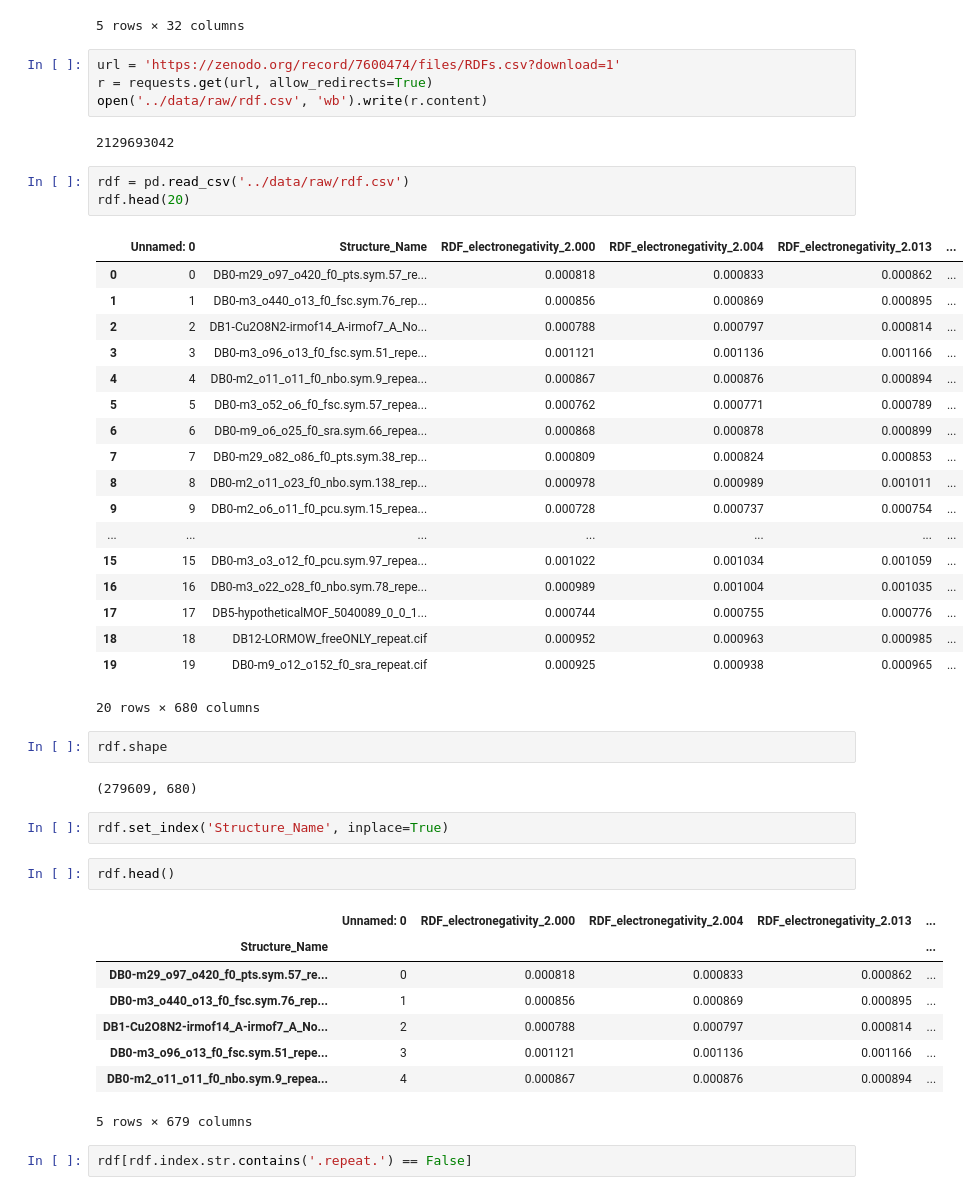
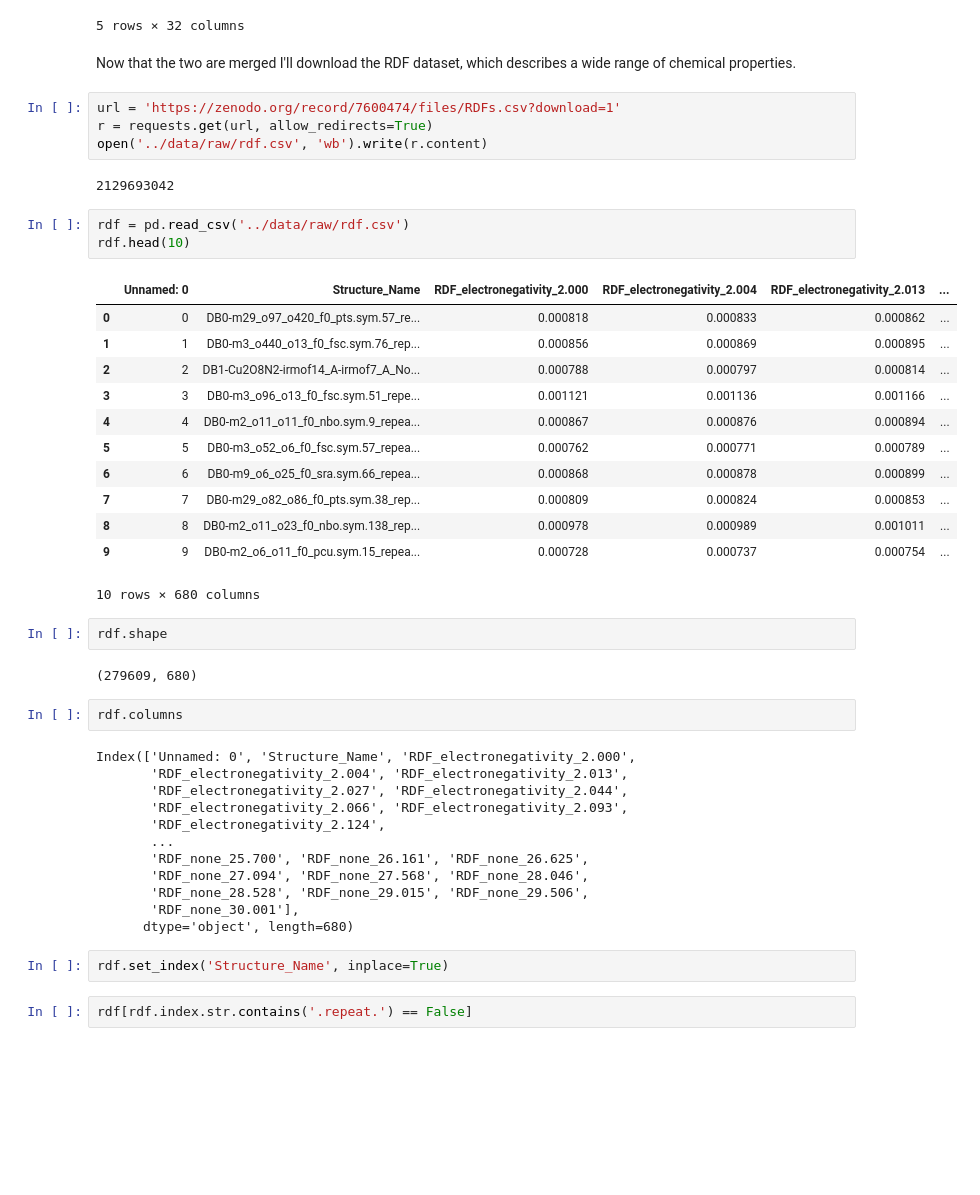
Before and after one commit to zjbrown0689/MOF-Capstone, a Jupyter notebook: notebooks/1_data_wrangling_ARC_mof.ipynb, the cells around one changed output. Saved outputs shown, nothing was run; the diff lists cells and outputs as text; blank space fills up the shorter version.

```diff
--- a/notebooks/1_data_wrangling_ARC_mof.ipynb
+++ b/notebooks/1_data_wrangling_ARC_mof.ipynb
@@ -82,6 +99,8 @@ geo_top.head()
 | DB0-m29_o82_o46_f0_pts.sym.1.cif | 8 | DB0-m29_o82_o46_f0_pts.sym.1.cif | 1715.110 | 0.786327 | 378.9050 | 2209.230 | 2809.550 | 0.000000 | 0.000000 | 0.000000 | ... |
 | DB0-m29_o99_o470_f0_pts.sym.128.cif | 10 | DB0-m29_o99_o470_f0_pts.sym.128.cif | 2552.970 | 0.754924 | 419.5890 | 1643.530 | 2177.080 | 0.164038 | 0.642539 | 0.851131 | ... |
 5 rows × 32 columns
+# %% [markdown]
+Now that the two are merged I'll download the RDF dataset, which describes a wide range of chemical properties.
 # %%
 url = 'https://zenodo.org/record/7600474/files/RDFs.csv?download=1'
 r = requests.get(url, allow_redirects=True)
@@ -90,43 +109,40 @@ open('../data/raw/rdf.csv', 'wb').write(r.content)
 2129693042
 # %%
 rdf = pd.read_csv('../data/raw/rdf.csv')
-rdf.head(20)
+rdf.head(10)
 # %% [output]
 |  | Unnamed: 0 | Structure_Name | RDF_electronegativity_2.000 | RDF_electronegativity_2.004 | RDF_electronegativity_2.013 | ... |
 | 0 | 0 | DB0-m29_o97_o420_f0_pts.sym.57_re... | 0.000818 | 0.000833 | 0.000862 | ... |
 | 1 | 1 | DB0-m3_o440_o13_f0_fsc.sym.76_rep... | 0.000856 | 0.000869 | 0.000895 | ... |
 | 2 | 2 | DB1-Cu2O8N2-irmof14_A-irmof7_A_No... | 0.000788 | 0.000797 | 0.000814 | ... |
 | 3 | 3 | DB0-m3_o96_o13_f0_fsc.sym.51_repe... | 0.001121 | 0.001136 | 0.001166 | ... |
 | 4 | 4 | DB0-m2_o11_o11_f0_nbo.sym.9_repea... | 0.000867 | 0.000876 | 0.000894 | ... |
 | 5 | 5 | DB0-m3_o52_o6_f0_fsc.sym.57_repea... | 0.000762 | 0.000771 | 0.000789 | ... |
 | 6 | 6 | DB0-m9_o6_o25_f0_sra.sym.66_repea... | 0.000868 | 0.000878 | 0.000899 | ... |
 | 7 | 7 | DB0-m29_o82_o86_f0_pts.sym.38_rep... | 0.000809 | 0.000824 | 0.000853 | ... |
 | 8 | 8 | DB0-m2_o11_o23_f0_nbo.sym.138_rep... | 0.000978 | 0.000989 | 0.001011 | ... |
 | 9 | 9 | DB0-m2_o6_o11_f0_pcu.sym.15_repea... | 0.000728 | 0.000737 | 0.000754 | ... |
-| ... | ... | ... | ... | ... | ... | ... |
-| 15 | 15 | DB0-m3_o3_o12_f0_pcu.sym.97_repea... | 0.001022 | 0.001034 | 0.001059 | ... |
-| 16 | 16 | DB0-m3_o22_o28_f0_nbo.sym.78_repe... | 0.000989 | 0.001004 | 0.001035 | ... |
-| 17 | 17 | DB5-hypotheticalMOF_5040089_0_0_1... | 0.000744 | 0.000755 | 0.000776 | ... |
-| 18 | 18 | DB12-LORMOW_freeONLY_repeat.cif | 0.000952 | 0.000963 | 0.000985 | ... |
-| 19 | 19 | DB0-m9_o12_o152_f0_sra_repeat.cif | 0.000925 | 0.000938 | 0.000965 | ... |
-20 rows × 680 columns
+10 rows × 680 columns
 # %%
 rdf.shape
 # %% [output]
 (279609, 680)
-# %%
-rdf.set_index('Structure_Name', inplace=True)
 # %%
-rdf.head()
+rdf.columns
 # %% [output]
-|  | Unnamed: 0 | RDF_electronegativity_2.000 | RDF_electronegativity_2.004 | RDF_electronegativity_2.013 | ... |
-| Structure_Name |  |  |  |  | ... |
-| DB0-m29_o97_o420_f0_pts.sym.57_re... | 0 | 0.000818 | 0.000833 | 0.000862 | ... |
-| DB0-m3_o440_o13_f0_fsc.sym.76_rep... | 1 | 0.000856 | 0.000869 | 0.000895 | ... |
-| DB1-Cu2O8N2-irmof14_A-irmof7_A_No... | 2 | 0.000788 | 0.000797 | 0.000814 | ... |
-| DB0-m3_o96_o13_f0_fsc.sym.51_repe... | 3 | 0.001121 | 0.001136 | 0.001166 | ... |
-| DB0-m2_o11_o11_f0_nbo.sym.9_repea... | 4 | 0.000867 | 0.000876 | 0.000894 | ... |
-5 rows × 679 columns
+Index(['Unnamed: 0', 'Structure_Name', 'RDF_electronegativity_2.000',
+       'RDF_electronegativity_2.004', 'RDF_electronegativity_2.013',
+       'RDF_electronegativity_2.027', 'RDF_electronegativity_2.044',
+       'RDF_electronegativity_2.066', 'RDF_electronegativity_2.093',
+       'RDF_electronegativity_2.124',
+       ...
+       'RDF_none_25.700', 'RDF_none_26.161', 'RDF_none_26.625',
+       'RDF_none_27.094', 'RDF_none_27.568', 'RDF_none_28.046',
+       'RDF_none_28.528', 'RDF_none_29.015', 'RDF_none_29.506',
+       'RDF_none_30.001'],
+      dtype='object', length=680)
+# %%
+rdf.set_index('Structure_Name', inplace=True)
 # %%
 rdf[rdf.index.str.contains('.repeat.') == False]
 # %% [output]
```
Also changed, not shown: parts of 9 cells of this notebook, 1 other file.
